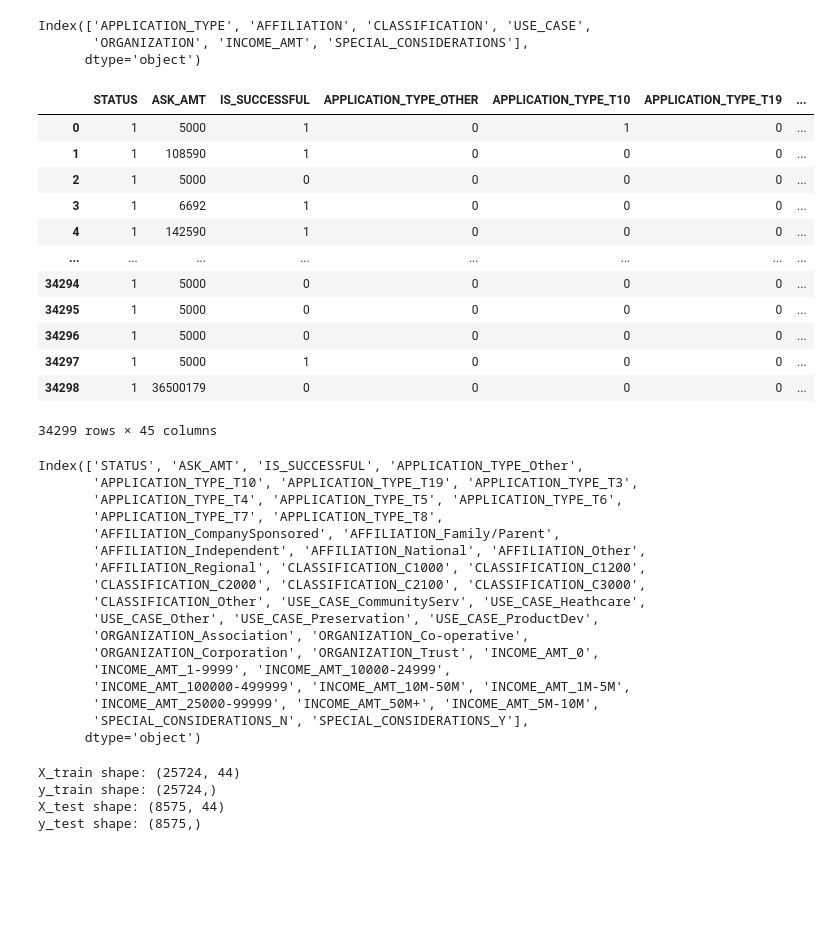
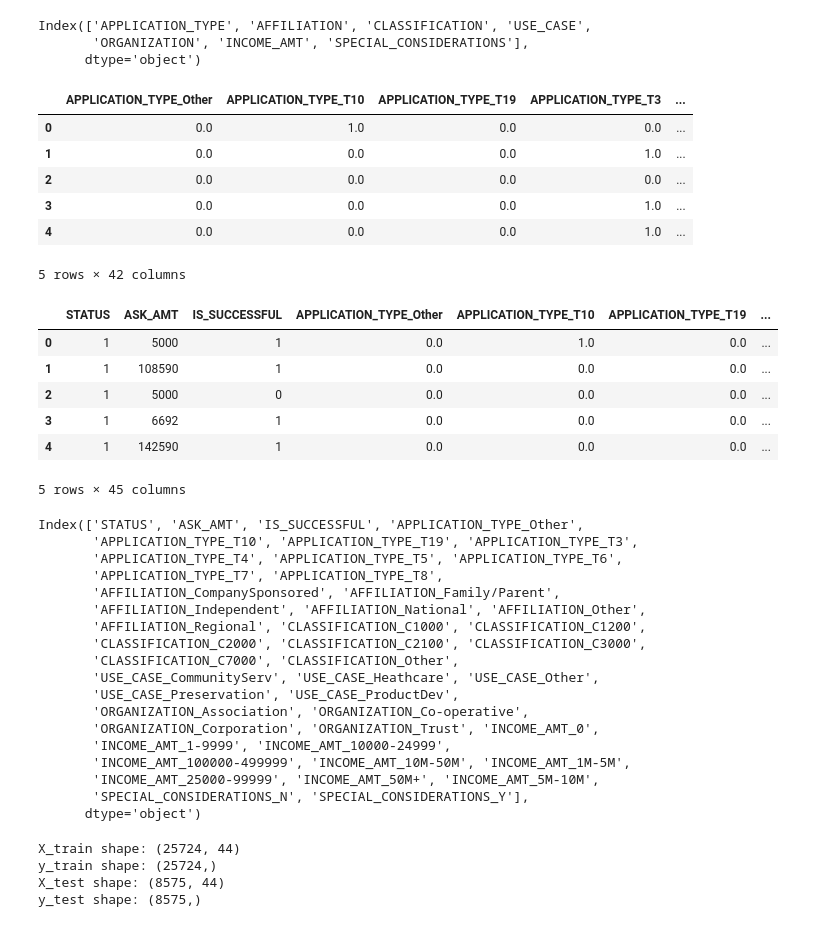
Before and after one commit to KellyPared/deep-learning-challenge, a Jupyter notebook: deep_learning.ipynb, the cells around one changed output. Saved outputs shown, nothing was run; the diff lists cells and outputs as text; code cells hidden in the pictures; blank space fills up the shorter version.

```diff
--- a/deep_learning.ipynb
+++ b/deep_learning.ipynb
@@ -259,28 +270,42 @@ Index(['APPLICATION_TYPE', 'AFFILIATION', 'CLASSIFICATION', 'USE_CASE',
        'ORGANIZATION', 'INCOME_AMT', 'SPECIAL_CONSIDERATIONS'],
       dtype='object')
 # %%
+#OneHotEncoder
+enc = OneHotEncoder(sparse=False)
+encoded_df = pd.DataFrame(enc.fit_transform(application_df[cat_cols]))
+encoded_df.columns = enc.get_feature_names_out()
+encoded_df.head()
 
 # convert the categorical columns to dummy variables
-final_df = pd.get_dummies(application_df, columns=cat_cols)
+# final_df = pd.get_dummies(application_df, columns=cat_cols)
 
 # apply one-hot encoding using pd.get_dummies
-final_df
+# final_df
 # %% [output]
-|  | STATUS | ASK_AMT | IS_SUCCESSFUL | APPLICATION_TYPE_OTHER | APPLICATION_TYPE_T10 | APPLICATION_TYPE_T19 | ... |
-| 0 | 1 | 5000 | 1 | 0 | 1 | 0 | ... |
-| 1 | 1 | 108590 | 1 | 0 | 0 | 0 | ... |
-| 2 | 1 | 5000 | 0 | 0 | 0 | 0 | ... |
-| 3 | 1 | 6692 | 1 | 0 | 0 | 0 | ... |
-| 4 | 1 | 142590 | 1 | 0 | 0 | 0 | ... |
-| ... | ... | ... | ... | ... | ... | ... | ... |
-| 34294 | 1 | 5000 | 0 | 0 | 0 | 0 | ... |
-| 34295 | 1 | 5000 | 0 | 0 | 0 | 0 | ... |
-| 34296 | 1 | 5000 | 0 | 0 | 0 | 0 | ... |
-| 34297 | 1 | 5000 | 1 | 0 | 0 | 0 | ... |
-| 34298 | 1 | 36500179 | 0 | 0 | 0 | 0 | ... |
+|  | APPLICATION_TYPE_Other | APPLICATION_TYPE_T10 | APPLICATION_TYPE_T19 | APPLICATION_TYPE_T3 | ... |
+| 0 | 0.0 | 1.0 | 0.0 | 0.0 | ... |
+| 1 | 0.0 | 0.0 | 0.0 | 1.0 | ... |
+| 2 | 0.0 | 0.0 | 0.0 | 0.0 | ... |
+| 3 | 0.0 | 0.0 | 0.0 | 1.0 | ... |
+| 4 | 0.0 | 0.0 | 0.0 | 1.0 | ... |
-34299 rows × 45 columns
+5 rows × 42 columns
+# %%
+from IPython.core import application
+#merge one-hot encoder and drop originals
+
+application_df = application_df.merge(encoded_df, left_index=True, right_index =True)
+application_df = application_df.drop(cat_cols,1)
+application_df.head()
+# %% [output]
+|  | STATUS | ASK_AMT | IS_SUCCESSFUL | APPLICATION_TYPE_Other | APPLICATION_TYPE_T10 | APPLICATION_TYPE_T19 | ... |
+| 0 | 1 | 5000 | 1 | 0.0 | 1.0 | 0.0 | ... |
+| 1 | 1 | 108590 | 1 | 0.0 | 0.0 | 0.0 | ... |
+| 2 | 1 | 5000 | 0 | 0.0 | 0.0 | 0.0 | ... |
+| 3 | 1 | 6692 | 1 | 0.0 | 0.0 | 0.0 | ... |
+| 4 | 1 | 142590 | 1 | 0.0 | 0.0 | 0.0 | ... |
+5 rows × 45 columns
 # %%
-final_df.columns
+application_df.columns
 # %% [output]
 Index(['STATUS', 'ASK_AMT', 'IS_SUCCESSFUL', 'APPLICATION_TYPE_Other',
        'APPLICATION_TYPE_T10', 'APPLICATION_TYPE_T19', 'APPLICATION_TYPE_T3',
@@ -290,8 +315,9 @@ Index(['STATUS', 'ASK_AMT', 'IS_SUCCESSFUL', 'APPLICATION_TYPE_Other',
        'AFFILIATION_Independent', 'AFFILIATION_National', 'AFFILIATION_Other',
        'AFFILIATION_Regional', 'CLASSIFICATION_C1000', 'CLASSIFICATION_C1200',
        'CLASSIFICATION_C2000', 'CLASSIFICATION_C2100', 'CLASSIFICATION_C3000',
-       'CLASSIFICATION_Other', 'USE_CASE_CommunityServ', 'USE_CASE_Heathcare',
-       'USE_CASE_Other', 'USE_CASE_Preservation', 'USE_CASE_ProductDev',
+       'CLASSIFICATION_C7000', 'CLASSIFICATION_Other',
+       'USE_CASE_CommunityServ', 'USE_CASE_Heathcare', 'USE_CASE_Other',
+       'USE_CASE_Preservation', 'USE_CASE_ProductDev',
        'ORGANIZATION_Association', 'ORGANIZATION_Co-operative',
        'ORGANIZATION_Corporation', 'ORGANIZATION_Trust', 'INCOME_AMT_0',
        'INCOME_AMT_1-9999', 'INCOME_AMT_10000-24999',
```
Also changed, not shown: parts of 20 cells of this notebook.
